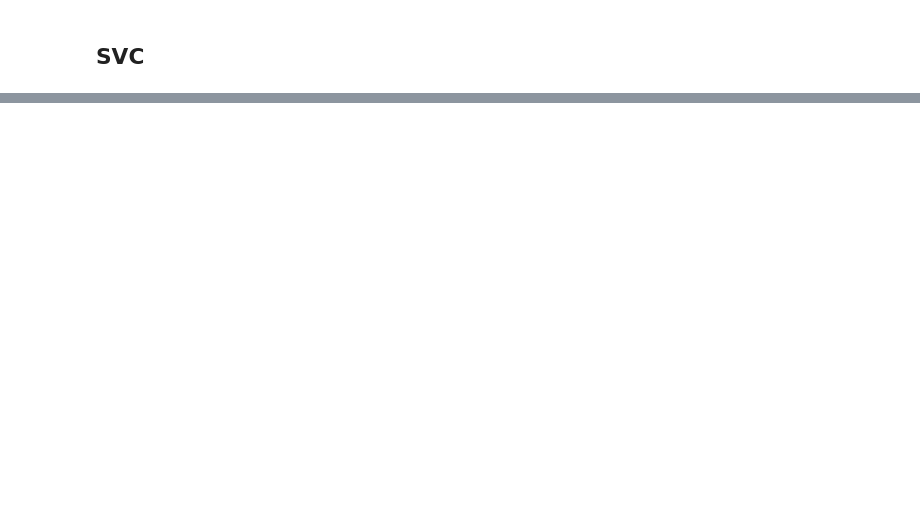
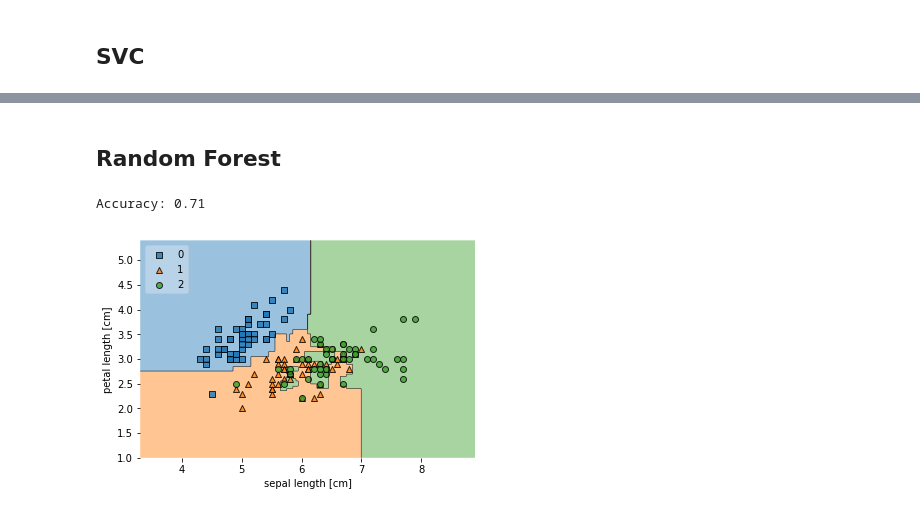
Before and after one commit to lowlighter/uqac, a Jupyter notebook: machinelearning/snippets/Examples.ipynb, the cells around one changed output, grey strips where cells are left out. Cells and saved outputs as stored; diff of their text form; code cells hidden in the pictures; blank space fills up the shorter version.

```diff
--- a/machinelearning/snippets/Examples.ipynb
+++ b/machinelearning/snippets/Examples.ipynb
@@ -63,0 +72,8 @@ Accuracy: 0.80
+# %% [markdown]
+## Random Forest
+# %%
+from sklearn.ensemble import RandomForestClassifier
+show(RandomForestClassifier(criterion="gini", n_estimators=10, random_state=1))
+# %% [output]
+Accuracy: 0.71
+[figure, added]
```
Also changed, not shown: parts of 13 cells of this notebook.
